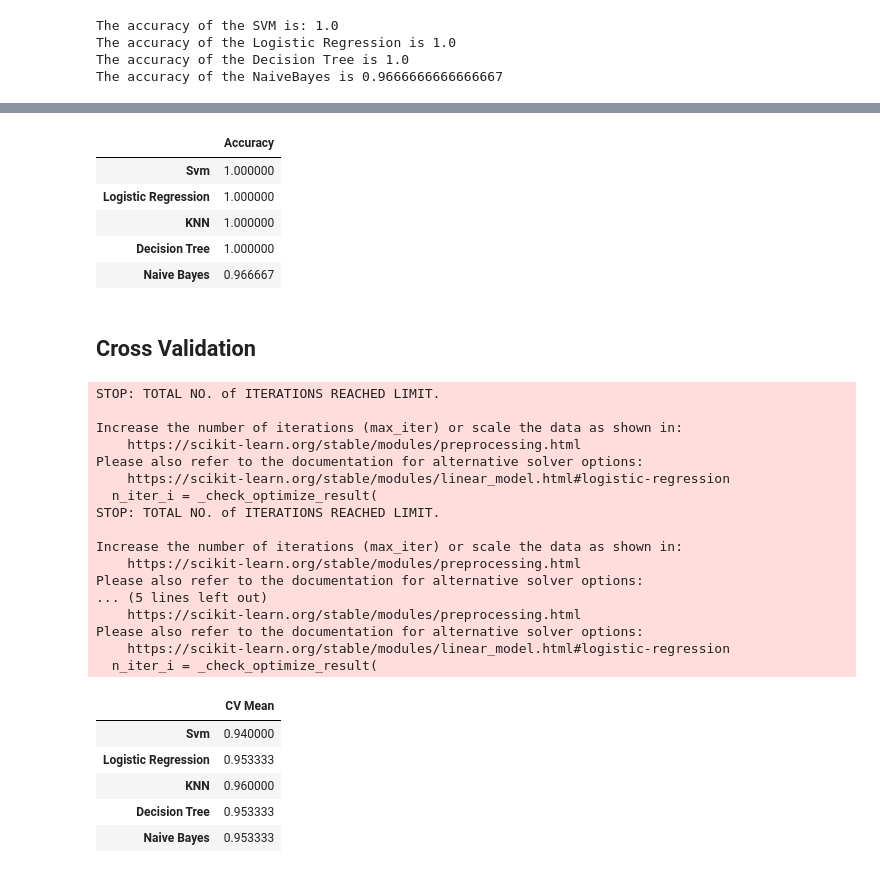
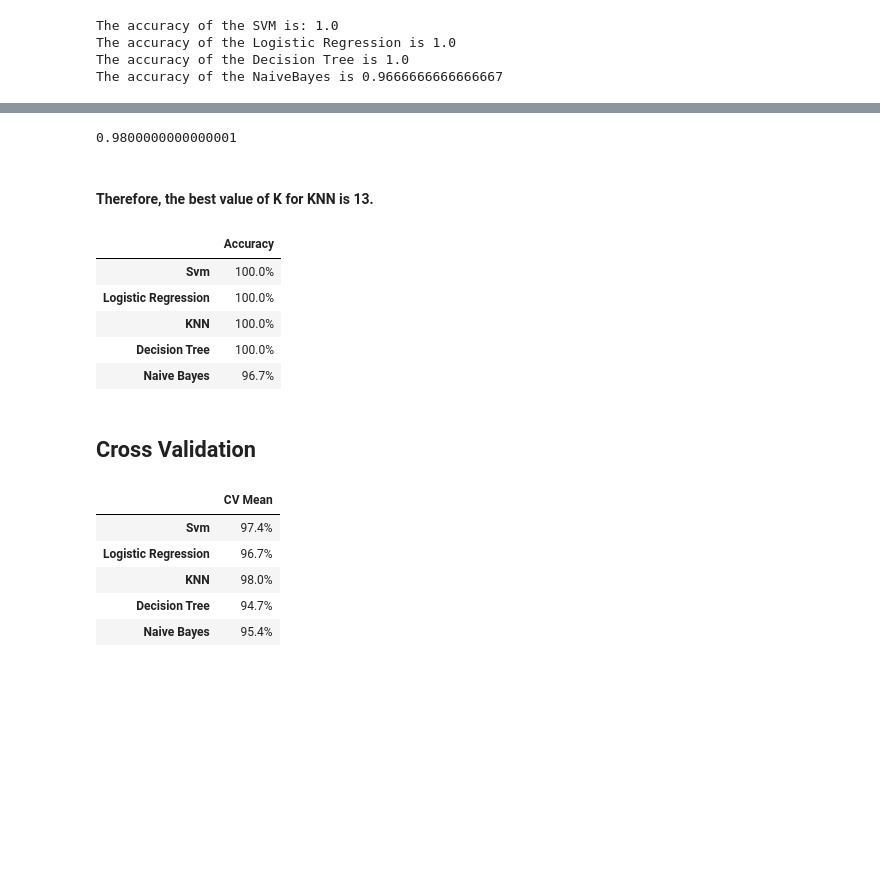
Before and after one commit to lornalyu/qtm531spring2024, a Jupyter notebook: Assignment/QTM531 Assignmnet4 Lorna.ipynb, the cells around one changed output, grey strips where cells are left out. Drawn from its saved outputs; the diff is of its cells as text; code cells hidden in the pictures; blank space fills up the shorter version.

```diff
--- a/Assignment/QTM531 Assignmnet4 Lorna.ipynb
+++ b/Assignment/QTM531 Assignmnet4 Lorna.ipynb
@@ -129,19 +153,3 @@ The accuracy of the SVM is: 1.0
 The accuracy of the Logistic Regression is 1.0
 The accuracy of the Decision Tree is 1.0
 The accuracy of the NaiveBayes is 0.9666666666666667
-# %%
-# K-Nearest Neighbours
-a_index=list(range(1,11))
-a=pd.Series()
-x=[0,1,2,3,4,5,6,7,8,9,10]
-for i in list(range(1,11)):
-    model=KNeighborsClassifier(n_neighbors=i)
-    model.fit(X_train,Y_train)
-    prediction=model.predict(X_test)
-    a=a.append(pd.Series(metrics.accuracy_score(prediction,Y_test)))
-plt.plot(a_index, a)
-plt.xticks(x)
-plt.show()
-
-# get the best k value
-print('Accuracies for different values of n are:',a.values)
@@ -154,24 +177,36 @@ Accuracies for different values of n are: [1.         0.96666667 0.96666667 1.
+# %%
+# the best k value is 13
+knn = KNeighborsClassifier(n_neighbors=13)
+print(cross_val_score(knn, X, Y, cv=10, scoring='accuracy').mean())
+# %% [output]
+0.9800000000000001
+# %% [markdown]
+#### Therefore, the best value of K for KNN is 13.
 # %%
 # In a Nutshell
 abc = []
 classifiers = ['Svm', 'Logistic Regression', 'KNN','Decision Tree', 'Naive Bayes']
-models = [svm.SVC(), LogisticRegression(), KNeighborsClassifier(n_neighbors=4), DecisionTreeClassifier(), GaussianNB()]
+models = [svm.SVC(), LogisticRegression(), KNeighborsClassifier(n_neighbors=13), DecisionTreeClassifier(), GaussianNB()]
 
 for i in models:
     model = i
     model.fit(X_train, Y_train)
     prediction = model.predict(X_test)
     abc.append(metrics.accuracy_score(prediction, Y_test))
 models_dataframe = pd.DataFrame(abc, index = classifiers)
 models_dataframe.columns = ['Accuracy']
 models_dataframe
+
+# make it 1 decimal places
+models_dataframe['Accuracy'] = models_dataframe['Accuracy'].mul(100).round(1).astype(str) + '%'
+models_dataframe
 # %% [output]
 |  | Accuracy |
-| Svm | 1.000000 |
-| Logistic Regression | 1.000000 |
-| KNN | 1.000000 |
-| Decision Tree | 1.000000 |
-| Naive Bayes | 0.966667 |
+| Svm | 100.0% |
+| Logistic Regression | 100.0% |
+| KNN | 100.0% |
+| Decision Tree | 100.0% |
+| Naive Bayes | 96.7% |
 # %% [markdown]
 ## Cross Validation
 # %%
@@ -183,11 +218,11 @@ xyz = []
 accuracy = []
 std = []
 classifiers = ['Svm', 'Logistic Regression', 'KNN','Decision Tree', 'Naive Bayes']
-models = [svm.SVC(), LogisticRegression(), KNeighborsClassifier(n_neighbors=4), DecisionTreeClassifier(), GaussianNB()]
+models = [svm.SVC(), LogisticRegression(), KNeighborsClassifier(n_neighbors=13), DecisionTreeClassifier(), GaussianNB()]
 
 for i in models:
     model = i
-    cv_result = cross_val_score(model, X, Y, cv = kfold, scoring = "accuracy")
+    cv_result = cross_val_score(model, X, Y, cv = 11, scoring = "accuracy")
     cv_result = cv_result
     xyz.append(cv_result.mean())
     std.append(cv_result.std())
@@ -195,30 +230,17 @@ for i in models:
 new_models_dataframe2 = pd.DataFrame(xyz,index=classifiers)
 new_models_dataframe2.columns = ['CV Mean']
 new_models_dataframe2
+
+# make it 1 decimal places
+new_models_dataframe2['CV Mean'] = new_models_dataframe2['CV Mean'].mul(100).round(1).astype(str) + '%'
+new_models_dataframe2
 # %% [output]
-STOP: TOTAL NO. of ITERATIONS REACHED LIMIT.
-
-Increase the number of iterations (max_iter) or scale the data as shown in:
-    https://scikit-learn.org/stable/modules/preprocessing.html
-Please also refer to the documentation for alternative solver options:
-    https://scikit-learn.org/stable/modules/linear_model.html#logistic-regression
-  n_iter_i = _check_optimize_result(
-STOP: TOTAL NO. of ITERATIONS REACHED LIMIT.
-
-Increase the number of iterations (max_iter) or scale the data as shown in:
-    https://scikit-learn.org/stable/modules/preprocessing.html
-Please also refer to the documentation for alternative solver options:
-... (5 lines left out)
-    https://scikit-learn.org/stable/modules/preprocessing.html
-Please also refer to the documentation for alternative solver options:
-    https://scikit-learn.org/stable/modules/linear_model.html#logistic-regression
-  n_iter_i = _check_optimize_result(
 |  | CV Mean |
-| Svm | 0.940000 |
-| Logistic Regression | 0.953333 |
-| KNN | 0.960000 |
-| Decision Tree | 0.953333 |
-| Naive Bayes | 0.953333 |
+| Svm | 97.4% |
+| Logistic Regression | 96.7% |
+| KNN | 98.0% |
+| Decision Tree | 94.7% |
+| Naive Bayes | 95.4% |
 # %%
 # compute the cross validation error
 plt.subplots(figsize=(12,6))
```
Also changed, not shown: parts of 25 cells of this notebook.
